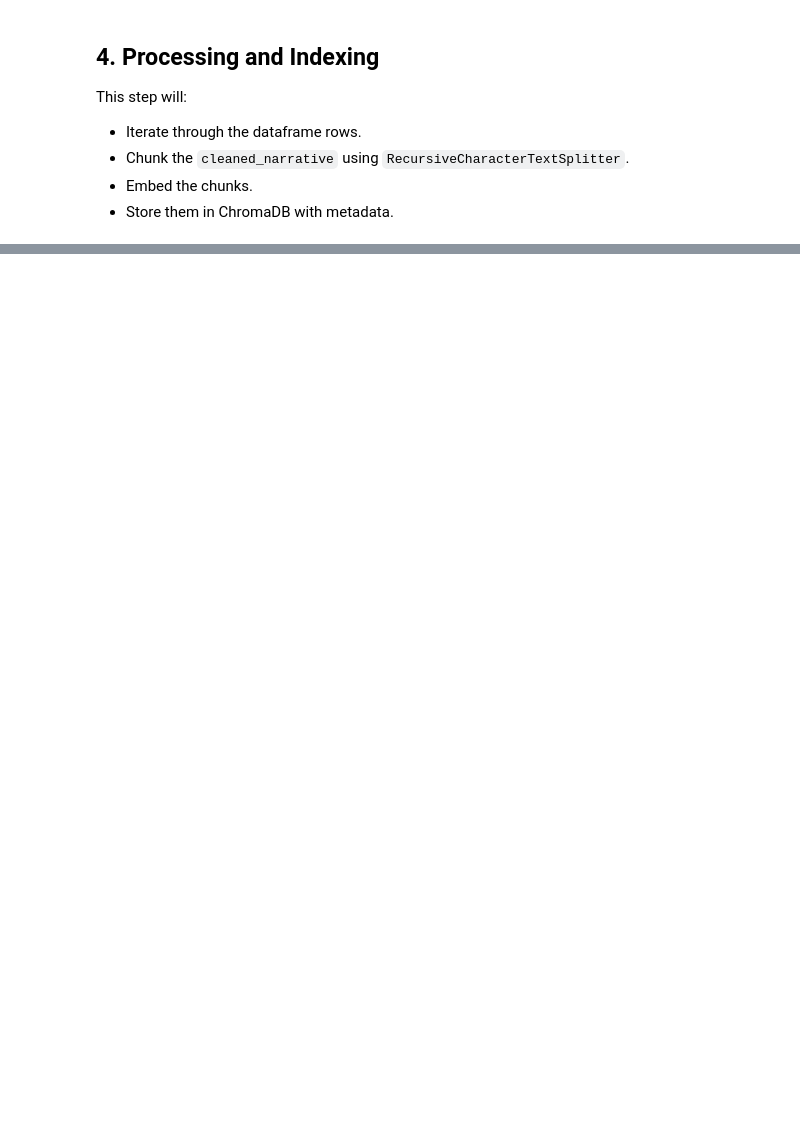
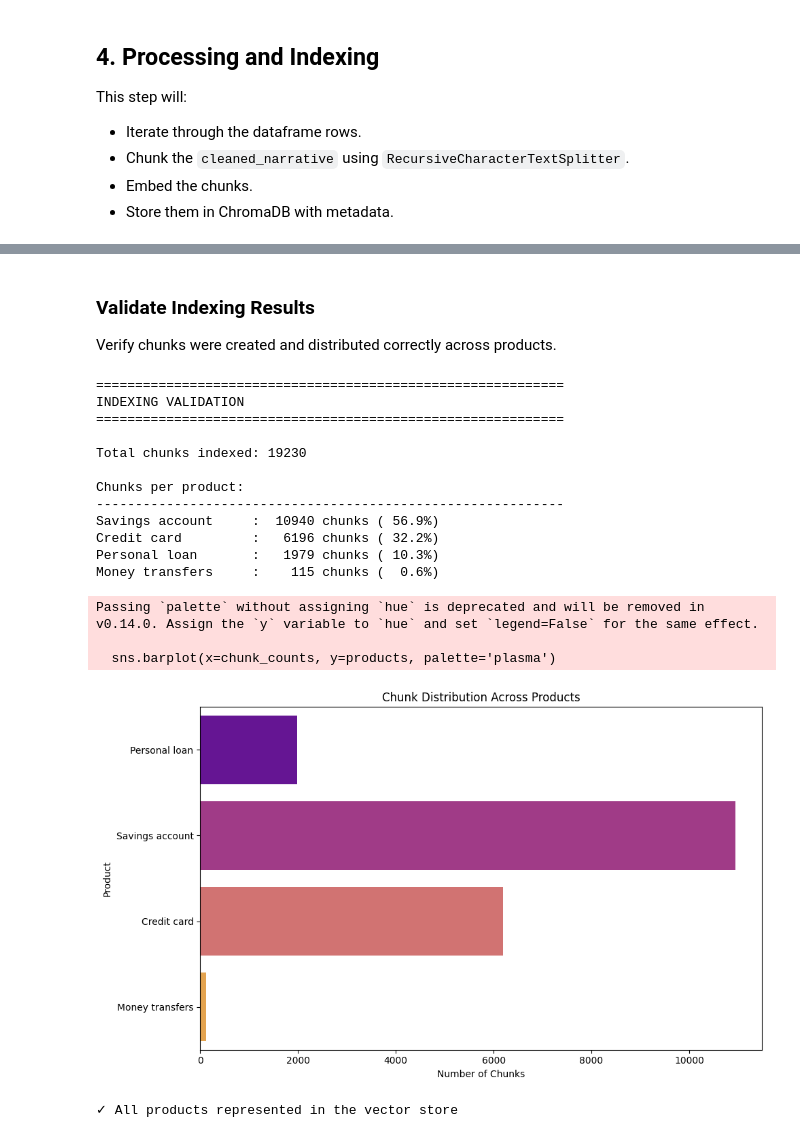
Before and after one commit to MYGBM/Intelligent-Complaint-Analysis-for-Financial-Services, a Jupyter notebook: notebooks/chunk_embed_index.ipynb, the cells around one changed output, grey strips where cells are left out. Drawn from its saved outputs; the diff is of its cells as text; code cells hidden in the pictures; blank space fills up the shorter version.

```diff
--- a/notebooks/chunk_embed_index.ipynb
+++ b/notebooks/chunk_embed_index.ipynb
@@ -92,0 +273,4 @@ Content: charged rental car xxxx never received ive told several time refund way
+# %%
+# Process and index with optimized chunk settings
+# chunk_size=1100 chars (~200 words), chunk_overlap=275 chars (~50 words)
+indexing_stats = indexer.process_and_index(chunk_size=1100, chunk_overlap=275)
@@ -92,0 +289,44 @@ Content: charged rental car xxxx never received ive told several time refund way
+# %% [markdown]
+### Validate Indexing Results
+Verify chunks were created and distributed correctly across products.
+# %%
+print("=" * 60)
+print("INDEXING VALIDATION")
+print("=" * 60)
+print(f"\nTotal chunks indexed: {indexing_stats['total_chunks']}")
+print(f"\nChunks per product:")
+print("-" * 60)
+for product, count in sorted(indexing_stats['chunks_per_product'].items(), key=lambda x: x[1], reverse=True):
+    percentage = (count / indexing_stats['total_chunks']) * 100
+    print(f"{product:20s}: {count:6d} chunks ({percentage:5.1f}%)")
+
+# Visualize chunk distribution
+plt.figure(figsize=(10, 6))
+products = list(indexing_stats['chunks_per_product'].keys())
+chunk_counts = list(indexing_stats['chunks_per_product'].values())
+sns.barplot(x=chunk_counts, y=products, palette='plasma')
+plt.title('Chunk Distribution Across Products')
+plt.xlabel('Number of Chunks')
+plt.ylabel('Product')
+plt.tight_layout()
+plt.show()
+
+print("\n✓ All products represented in the vector store")
+# %% [output]
+============================================================
+INDEXING VALIDATION
+============================================================
+
+Total chunks indexed: 19230
+
+Chunks per product:
+------------------------------------------------------------
+Savings account     :  10940 chunks ( 56.9%)
+Credit card         :   6196 chunks ( 32.2%)
+Personal loan       :   1979 chunks ( 10.3%)
+Money transfers     :    115 chunks (  0.6%)
+Passing `palette` without assigning `hue` is deprecated and will be removed in v0.14.0. Assign the `y` variable to `hue` and set `legend=False` for the same effect.
+
+  sns.barplot(x=chunk_counts, y=products, palette='plasma')
+[figure, added]
+✓ All products represented in the vector store
```
Also changed, not shown: parts of 29 cells of this notebook, 1 other file.
